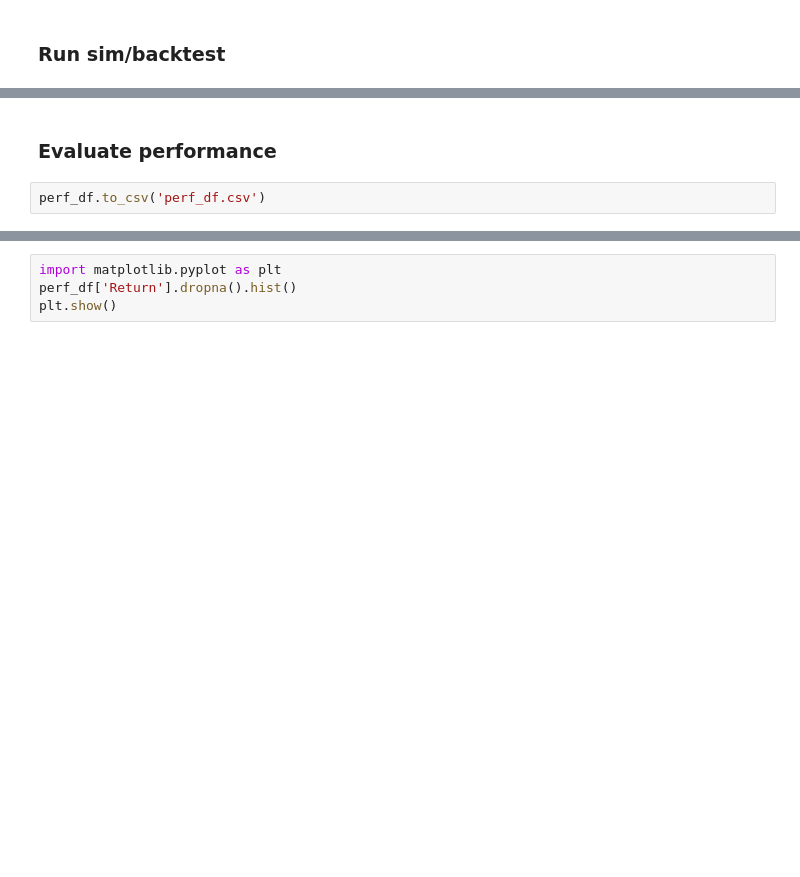
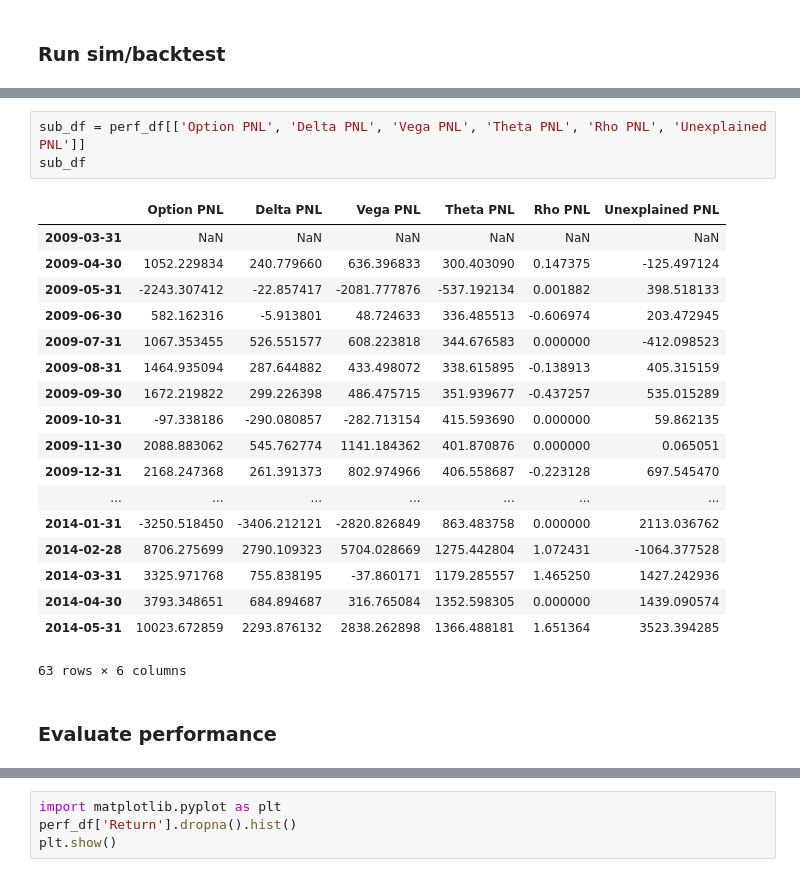
Before and after one commit to epgreig/robo-advisor, a Jupyter notebook: simulation_test_high.ipynb, the cells around one changed output, grey strips where cells are left out. Saved outputs shown, nothing was run; the diff lists cells and outputs as text; blank space fills up the shorter version.

```diff
--- a/simulation_test_high.ipynb
+++ b/simulation_test_high.ipynb
@@ -214,7 +253,27 @@ while date < date_end:
+# %%
+sub_df = perf_df[['Option PNL', 'Delta PNL', 'Vega PNL', 'Theta PNL', 'Rho PNL', 'Unexplained PNL']]
+sub_df
+# %% [output]
+|  | Option PNL | Delta PNL | Vega PNL | Theta PNL | Rho PNL | Unexplained PNL |
+| 2009-03-31 | NaN | NaN | NaN | NaN | NaN | NaN |
+| 2009-04-30 | 1052.229834 | 240.779660 | 636.396833 | 300.403090 | 0.147375 | -125.497124 |
+| 2009-05-31 | -2243.307412 | -22.857417 | -2081.777876 | -537.192134 | 0.001882 | 398.518133 |
+| 2009-06-30 | 582.162316 | -5.913801 | 48.724633 | 336.485513 | -0.606974 | 203.472945 |
+| 2009-07-31 | 1067.353455 | 526.551577 | 608.223818 | 344.676583 | 0.000000 | -412.098523 |
+| 2009-08-31 | 1464.935094 | 287.644882 | 433.498072 | 338.615895 | -0.138913 | 405.315159 |
+| 2009-09-30 | 1672.219822 | 299.226398 | 486.475715 | 351.939677 | -0.437257 | 535.015289 |
+| 2009-10-31 | -97.338186 | -290.080857 | -282.713154 | 415.593690 | 0.000000 | 59.862135 |
+| 2009-11-30 | 2088.883062 | 545.762774 | 1141.184362 | 401.870876 | 0.000000 | 0.065051 |
+| 2009-12-31 | 2168.247368 | 261.391373 | 802.974966 | 406.558687 | -0.223128 | 697.545470 |
+| ... | ... | ... | ... | ... | ... | ... |
+| 2014-01-31 | -3250.518450 | -3406.212121 | -2820.826849 | 863.483758 | 0.000000 | 2113.036762 |
+| 2014-02-28 | 8706.275699 | 2790.109323 | 5704.028669 | 1275.442804 | 1.072431 | -1064.377528 |
+| 2014-03-31 | 3325.971768 | 755.838195 | -37.860171 | 1179.285557 | 1.465250 | 1427.242936 |
+| 2014-04-30 | 3793.348651 | 684.894687 | 316.765084 | 1352.598305 | 0.000000 | 1439.090574 |
+| 2014-05-31 | 10023.672859 | 2293.876132 | 2838.262898 | 1366.488181 | 1.651364 | 3523.394285 |
+63 rows × 6 columns
 # %% [markdown]
 ### Evaluate performance
-# %%
-perf_df.to_csv('perf_df.csv')
 # %%
 irr_values = np.array([-perf_df['USD Value'].iloc[0]] + (-perf_df['Injection'].values).tolist())
 irr_values[-1] += perf_df['USD Value'].iloc[-1]
```
Also changed, not shown: parts of 16 cells of this notebook, 2 other files.
